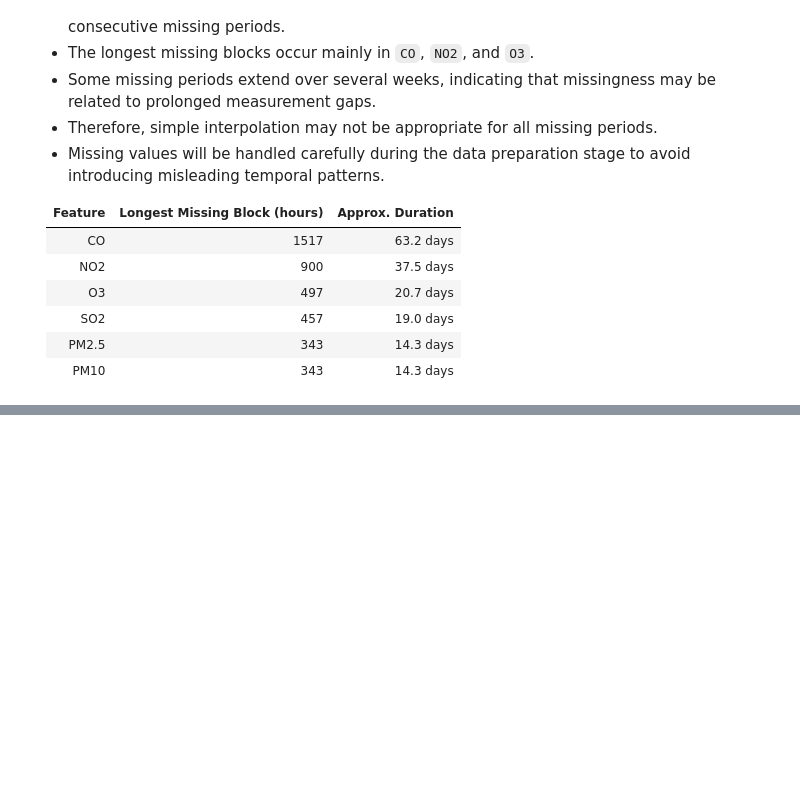
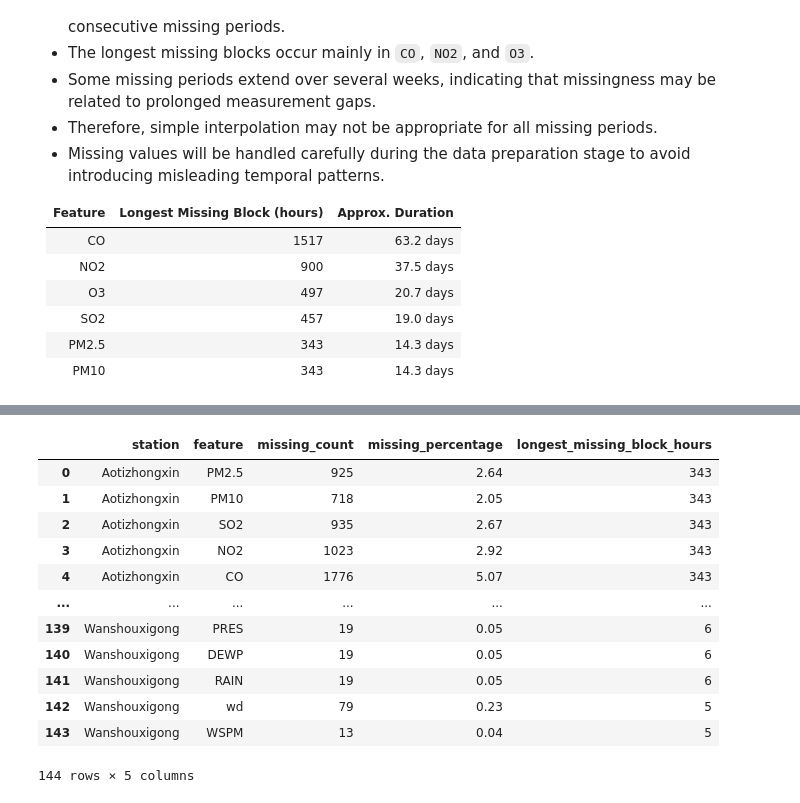
Before and after one commit to saraalwadia/airshift, a Jupyter notebook: notebooks/01_data_understanding.ipynb, the cells around one changed output, grey strips where cells are left out. Drawn from its saved outputs; the diff is of its cells as text; code cells hidden in the pictures; blank space fills up the shorter version.

Commit message:
Missing Data Analysis Summary

```diff
--- a/notebooks/01_data_understanding.ipynb
+++ b/notebooks/01_data_understanding.ipynb
@@ -538,0 +545,64 @@ missing_runs_df.sort_values(
+# %%
+feature_missing_summary = []
+
+for file in files:
+    df = pd.read_csv(file)
+
+    df["datetime"] = pd.to_datetime(
+        df[["year", "month", "day", "hour"]]
+    )
+
+    for column in df.columns:
+        if column in ["No", "year", "month", "day", "hour", "station", "datetime"]:
+            continue
+
+        missing_count = df[column].isna().sum()
+
+        if missing_count > 0:
+            missing_percentage = (
+                missing_count / len(df) * 100
+            )
+
+            missing = df[column].isna()
+            groups = (missing != missing.shift()).cumsum()
+
+            runs = (
+                df[missing]
+                .groupby(groups[missing])
+                .agg(
+                    start=("datetime", "min"),
+                    end=("datetime", "max")
+                )
+            )
+
+            runs["duration_hours"] = (
+                runs["end"] - runs["start"]
+            ).dt.total_seconds() / 3600 + 1
+
+            longest_block = runs["duration_hours"].max()
+
+            feature_missing_summary.append({
+                "station": df["station"].iloc[0],
+                "feature": column,
+                "missing_count": missing_count,
+                "missing_percentage": round(missing_percentage, 2),
+                "longest_missing_block_hours": int(longest_block)
+            })
+
+feature_missing_df = pd.DataFrame(feature_missing_summary)
+
+feature_missing_df
+# %% [output]
+|  | station | feature | missing_count | missing_percentage | longest_missing_block_hours |
+| 0 | Aotizhongxin | PM2.5 | 925 | 2.64 | 343 |
+| 1 | Aotizhongxin | PM10 | 718 | 2.05 | 343 |
+| 2 | Aotizhongxin | SO2 | 935 | 2.67 | 343 |
+| 3 | Aotizhongxin | NO2 | 1023 | 2.92 | 343 |
+| 4 | Aotizhongxin | CO | 1776 | 5.07 | 343 |
+| ... | ... | ... | ... | ... | ... |
+| 139 | Wanshouxigong | PRES | 19 | 0.05 | 6 |
+| 140 | Wanshouxigong | DEWP | 19 | 0.05 | 6 |
+| 141 | Wanshouxigong | RAIN | 19 | 0.05 | 6 |
+| 142 | Wanshouxigong | wd | 79 | 0.23 | 5 |
+| 143 | Wanshouxigong | WSPM | 13 | 0.04 | 5 |
+144 rows × 5 columns
```
Also changed, not shown: parts of 3 cells of this notebook.
